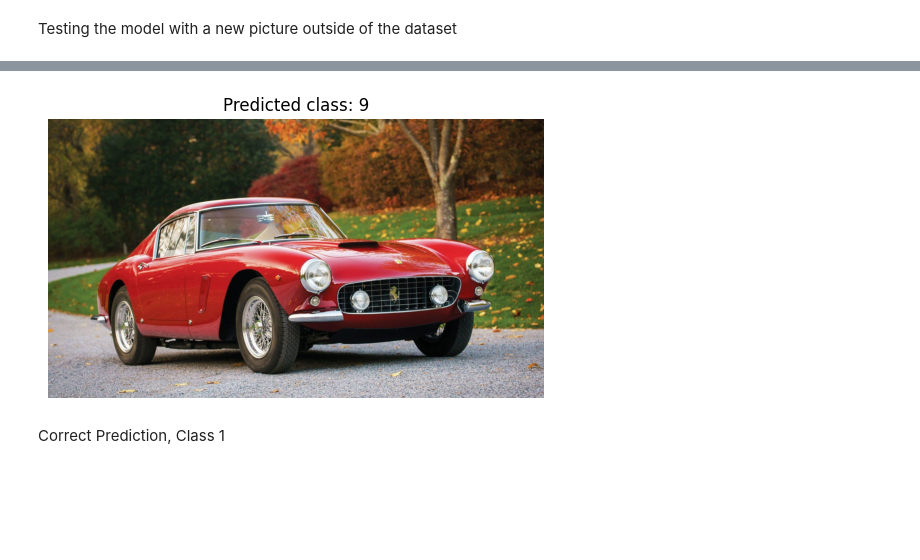
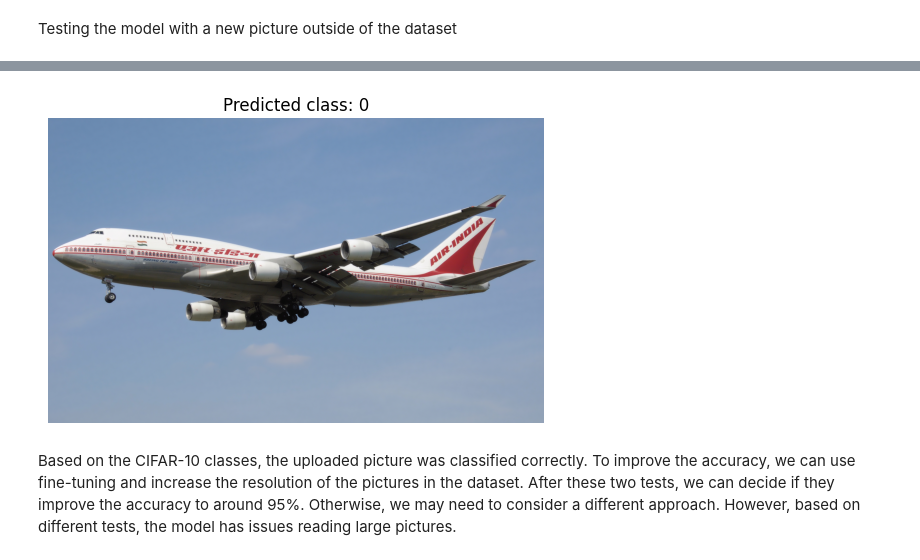
Before and after one commit to Marutein/Portafolio, a Jupyter notebook: Image Classifier Using Convolutional Neural Networks.ipynb, the cells around one changed output, grey strips where cells are left out. Drawn from its saved outputs; the diff is of its cells as text; code cells hidden in the pictures; blank space fills up the shorter version.

```diff
--- a/Image Classifier Using Convolutional Neural Networks.ipynb
+++ b/Image Classifier Using Convolutional Neural Networks.ipynb
@@ -94,7 +107,7 @@ model.compile(optimizer='adam',
 Each epoch consists of one full cycle through the training data.
 # %%
  #20% of the data for validation
-history = model.fit(x_train, y_train, epochs=15,
+history = model.fit(x_train, y_train, epochs=12,
                     batch_size=64,
                     validation_split=0.2)
 # %% [output]
@@ -183,7 +196,7 @@ def load_and_preprocess_image(img_path):
     return img_array
 
 #Path to the uploaded image
-uploaded_image_path = r'C:\Users\ivanm\Downloads\old-car.jpg'
+uploaded_image_path = r"C:\Users\ivanm\Downloads\Air_india_b747-400_vt-esn_arp.jpg"
 
 #Preprocess the image
 preprocessed_image = load_and_preprocess_image(uploaded_image_path)
@@ -202,3 +215,3 @@ plt.show()
-[figure, old version]
+[figure, new version]
-# %% [markdown]
-Correct Prediction, Class 1
+# %% [markdown]
+Based on the CIFAR-10 classes, the uploaded picture was classified correctly. To improve the accuracy, we can use fine-tuning and increase the resolution of the pictures in the dataset. After these two tests, we can decide if they improve the accuracy to around 95%. Otherwise, we may need to consider a different approach. However, based on different tests, the model has issues reading large pictures.
```
Also changed, not shown: parts of 7 cells of this notebook.
